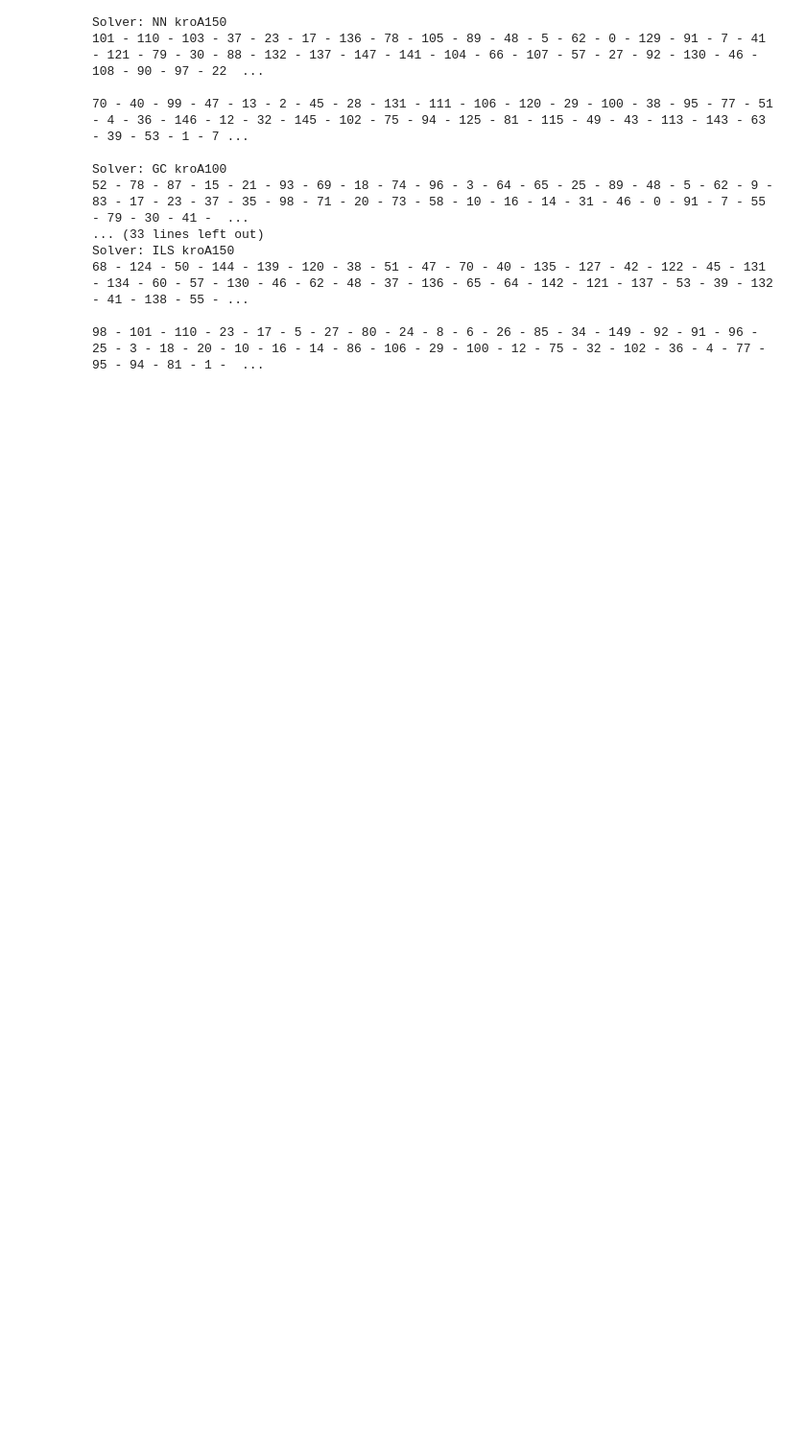
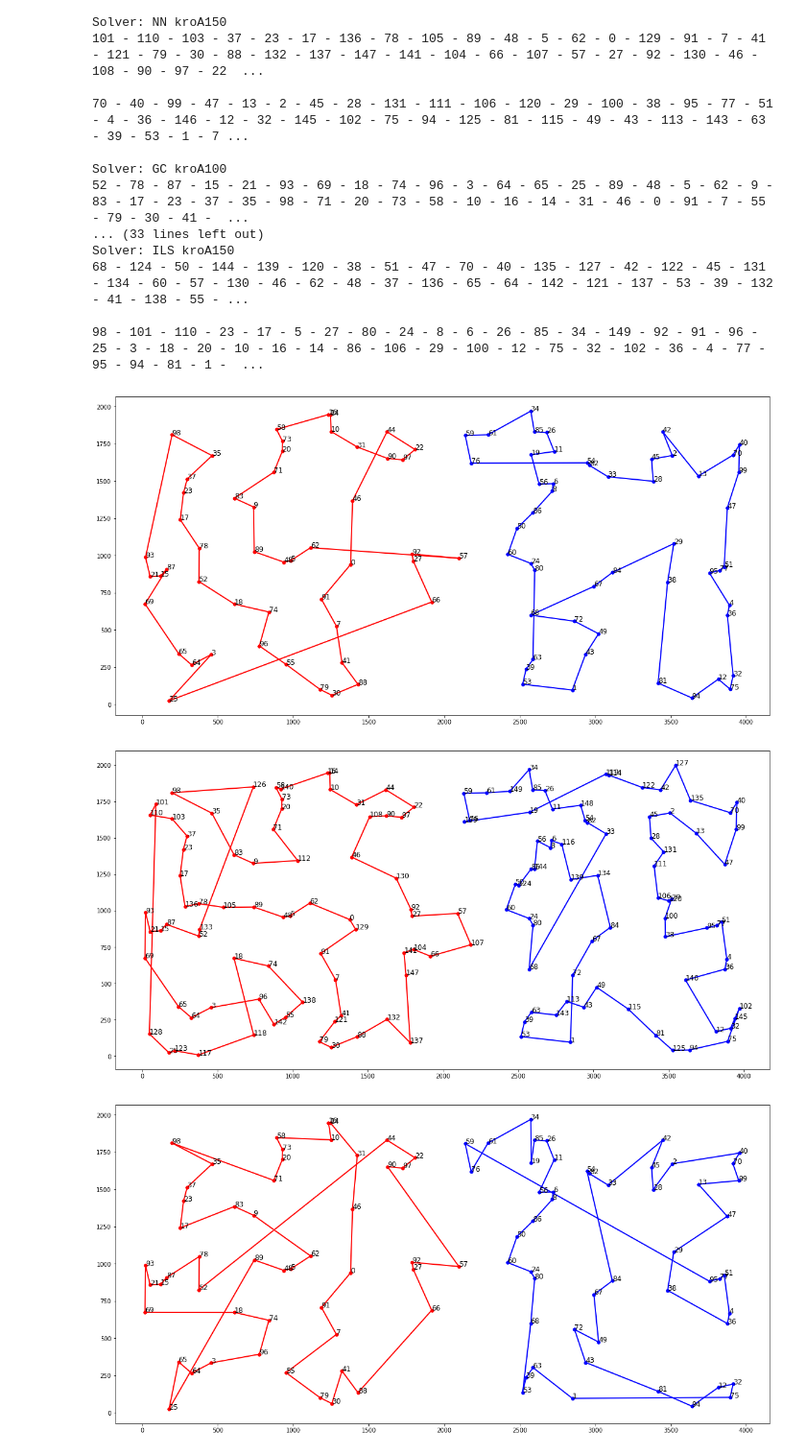
Before and after one commit to jacooobi/TSP, a Jupyter notebook: charts.ipynb, the cells around one changed output. Shown at 96% size. Drawn from its saved outputs; the diff is of its cells as text; code cells hidden in the pictures; blank space fills up the shorter version.

Commit message:
Print charts

```diff
--- a/charts.ipynb
+++ b/charts.ipynb
@@ -40,6 +40,7 @@ def get_data(solver_df, instance):
     best_secondary_graph = instance_df.iloc[tc.idxmin('column')]['secondary_graph']
 
     return {
+        'instance': instance,
         'best_result': {
             'primary': best_primary_graph,
             'secondary': best_secondary_graph
@@ -155,0 +204,6 @@ Solver: ILS kroA150
+# %%
+charts(results)
+# %% [output]
+[figure, added]
+[figure, added]
+[figure, added]
```
Also changed, not shown: parts of 3 cells of this notebook.
